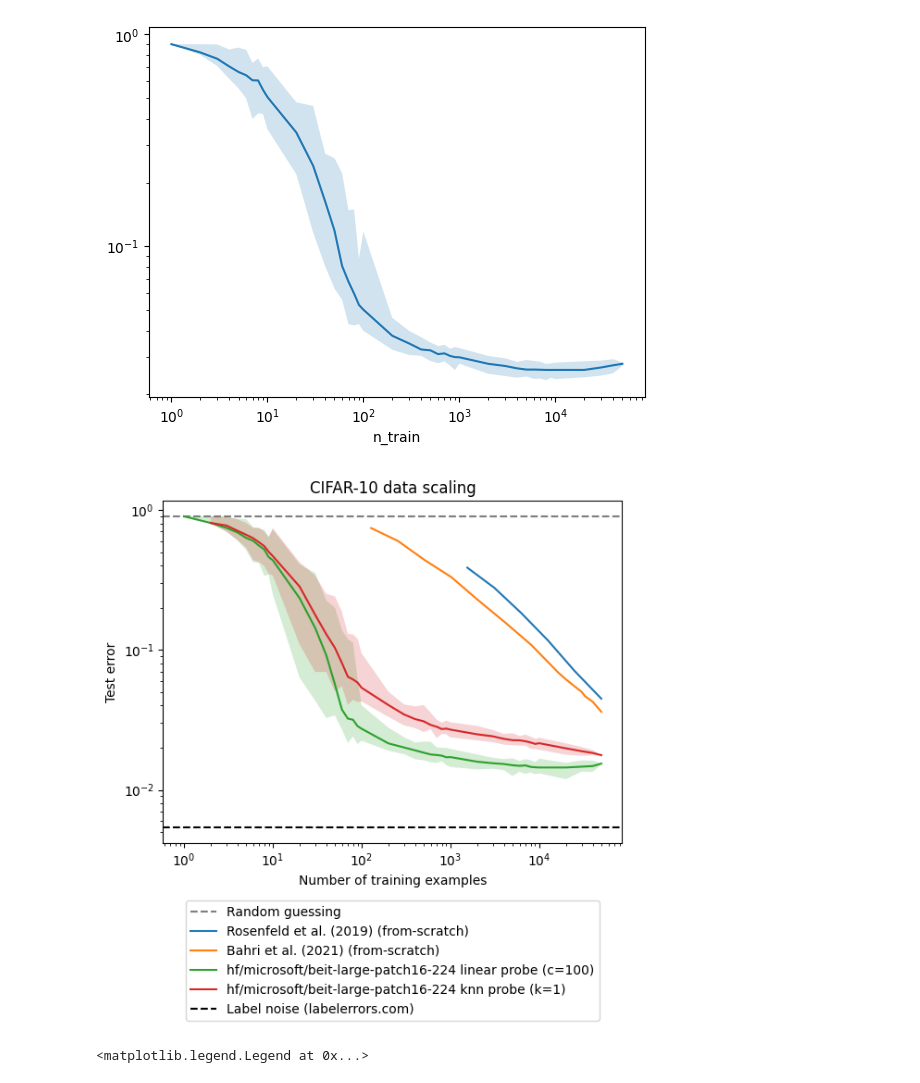
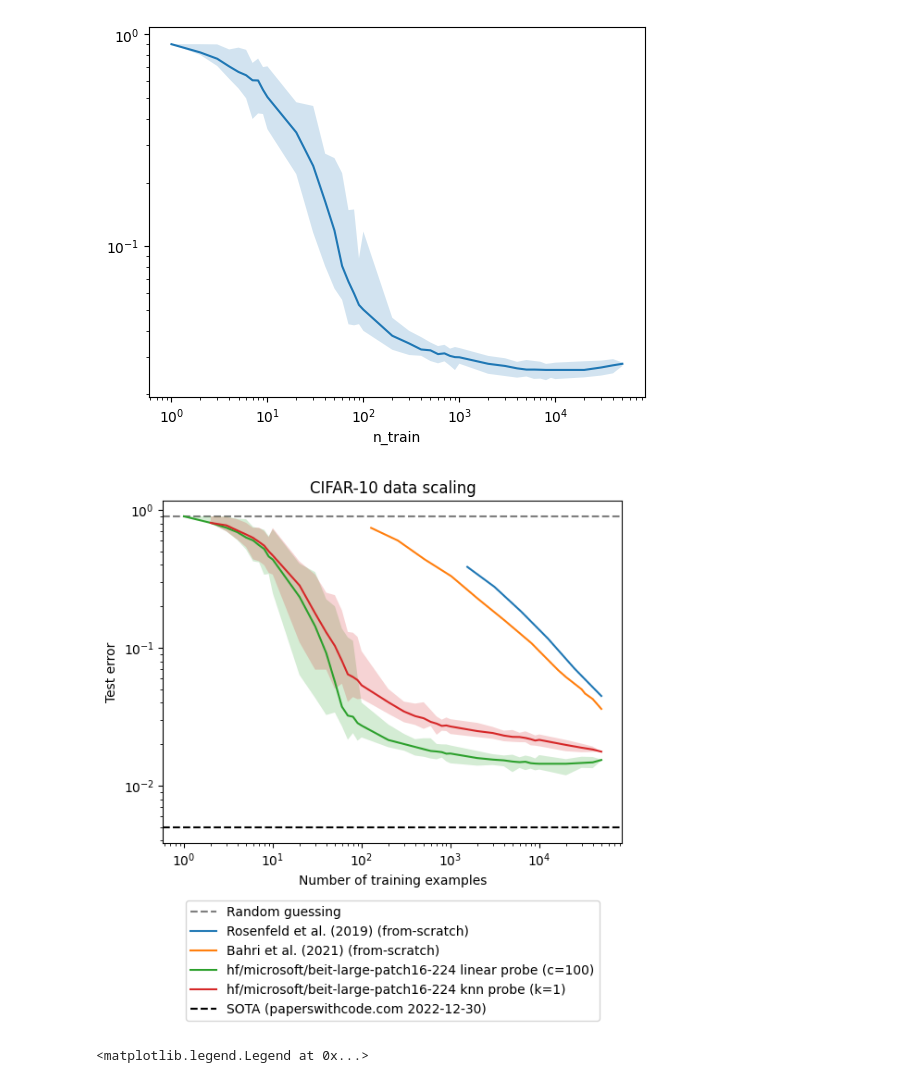
Before and after one commit to ed1d1a8d/scaling, a Jupyter notebook: notebooks/scaling-compare/cifar10.ipynb, the cells around one changed output. Saved outputs shown, nothing was run; the diff lists cells and outputs as text; code cells hidden in the pictures.

```diff
--- a/notebooks/scaling-compare/cifar10.ipynb
+++ b/notebooks/scaling-compare/cifar10.ipynb
@@ -42,7 +43,12 @@ transformers.logging.set_verbosity_error()
 api = wandb.Api(timeout=30)
 runs: list[wandb.apis.public.Run] = api.runs(
     f"data-frugal-learning/probe-embeddings",
-    filters={"tags": {"$in": ["probe-seeds-v1"]}},
+    filters={
+        "$and": [
+            {"tags": {"$in": ["probe-seeds-v1"]}},
+            {"config.dataset_cfg.id": {"$eq": "cifar10"}},
+        ]
+    },
 )
 len(runs)
 # %% [output]
@@ -198,36 +216,37 @@ for embedder_id in (
 #     label=f"{embedder_id} knn probe",
 # )
 # plot_err(
 #     cdf.query("probe == 'knn' & k == 3"),
 #     label=f"{embedder_id} linear probe (balanced classes)",
 #     per_class=True,
 #     linestyle="--",
 # )
 
+# https://paperswithcode.com/sota/image-classification-on-cifar-10
 plt.axhline(
-    54 / 10000,
+    1 - 0.995,
     color="k",
     linestyle="--",
-    label="Label noise (labelerrors.com)",
+    label="SOTA (paperswithcode.com 2022-12-30)",
     zorder=-10,
 )
 
 plt.title(f"CIFAR-10 data scaling")
 
 plt.xscale("log")
 plt.yscale("log")
 plt.xlabel("Number of training examples")
 plt.ylabel(f"Test error")
 
 # Plot legend underneath plot
 plt.legend(
     loc="upper center",
     bbox_to_anchor=(0.5, -0.15),
     ncol=1,
 )
 plt.show()
 # %% [output]
-[figure, old version]
+[figure, new version]
 # %%
 embedder_id = "openai/ViT-L/14"
 for i in range(10):
```
Also changed, not shown: parts of 2 cells of this notebook, 1 other file.
